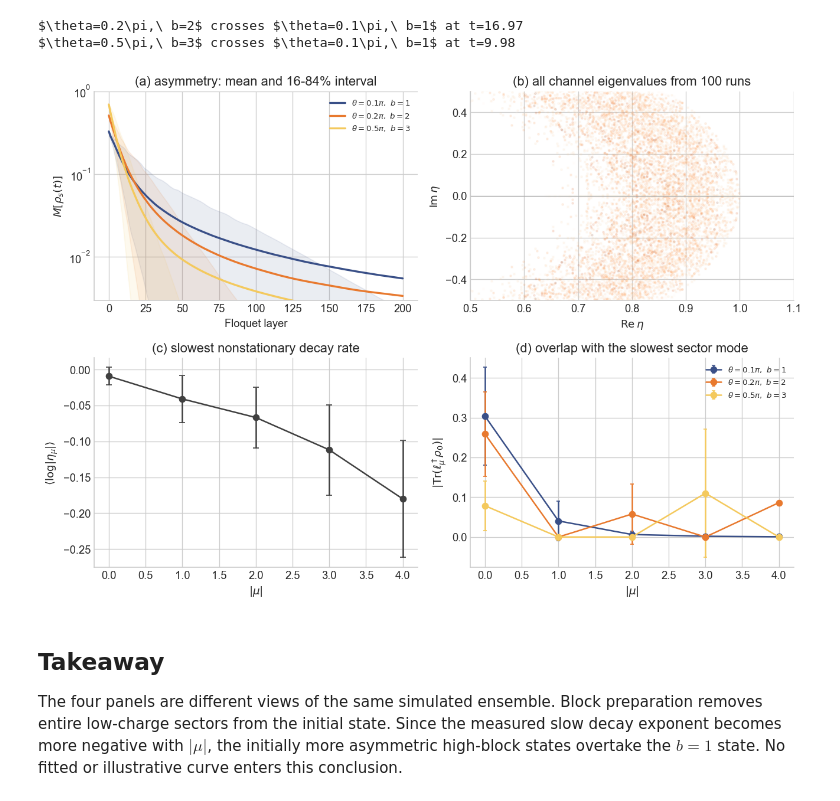
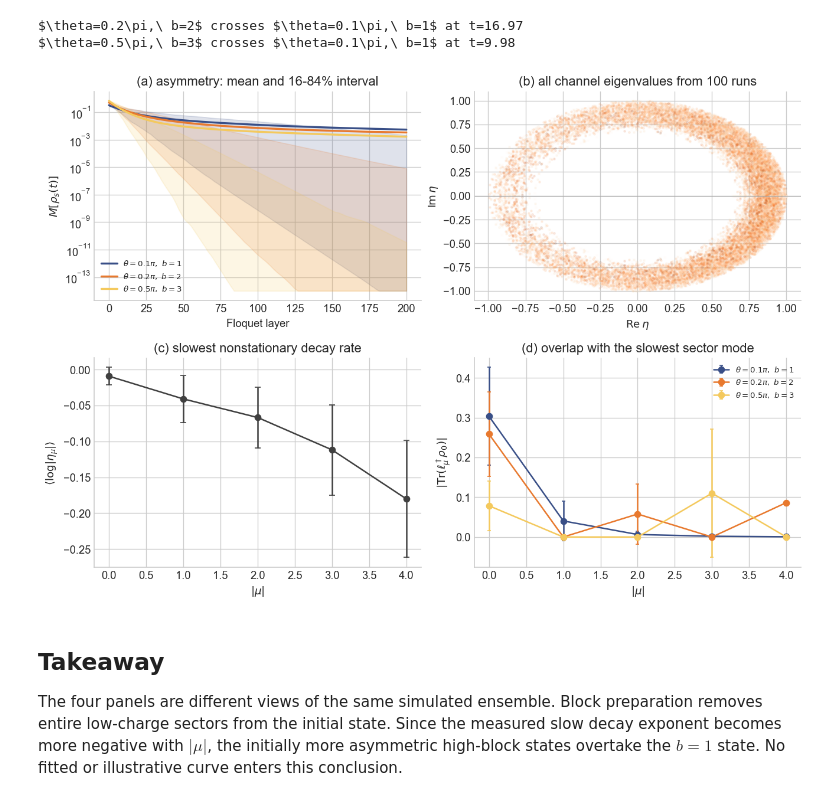
Before and after one commit to alessum/resource_theory_mpemba, a Jupyter notebook: asymm_ex4.ipynb, the cells around one changed output. Cells and saved outputs as stored; diff of their text form; code cells hidden in the pictures.

```diff
--- a/asymm_ex4.ipynb
+++ b/asymm_ex4.ipynb
@@ -167,7 +168,6 @@ for state_index, (ax, label, color) in enumerate(
         color=color,
         lw=2.2,
     )
-    ax.set_ylim(3e-3, 1)
     ax.set(title=label, xlabel="Floquet layer")
 axes[0].set_ylabel(r"$M[\rho_s(t)]$")
 fig.suptitle("Twelve raw channels and their ensemble mean")
@@ -224,14 +224,13 @@ for mean, lower, upper, label, color in zip(
         np.maximum(lower, 1e-14),
         np.maximum(upper, 1e-14),
         color=color,
-        alpha=0.1,
+        alpha=0.16,
     )
 axes[0, 0].set(
     xlabel="Floquet layer",
     ylabel=r"$M[\rho_s(t)]$",
     title="(a) asymmetry: mean and 16-84% interval",
 )
-axes[0, 0].set_ylim(3e-3, 1)
 axes[0, 0].legend(fontsize=8)
 
 spectrum = data["spectrum"]
@@ -253,8 +252,6 @@ axes[0, 1].set(
     ylabel=r"$\operatorname{Im}\eta$",
     title="(b) all channel eigenvalues from 100 runs",
 )
-axes[0, 1].set_ylim(-.5, .5)
-axes[0, 1].set_xlim(.5, 1.1)
 axes[0, 1].axhline(0, color="0.65", lw=0.7)
 
 charges = np.arange(int(data["n_system"]) + 1)
@@ -267,34 +264,34 @@ axes[1, 0].errorbar(
     capsize=3,
 )
 axes[1, 0].set(
     xlabel=r"$|\mu|$",
     ylabel=r"$\langle\log|\eta_\mu|\rangle$",
     title="(c) slowest nonstationary decay rate",
 )
 
 for state_index, (label, color) in enumerate(
     zip(labels, PALETTE_3)
 ):
     axes[1, 1].errorbar(
         charges,
         mean_overlaps[state_index],
         yerr=std_overlaps[state_index],
         color=color,
         marker="o",
         capsize=2,
         label=label,
     )
 axes[1, 1].set(
     xlabel=r"$|\mu|$",
     ylabel=r"$|\operatorname{Tr}(\ell_\mu^\dagger\rho_0)|$",
     title="(d) overlap with the slowest sector mode",
 )
 axes[1, 1].legend(fontsize=8)
 
 fig.tight_layout()
 plt.show()
 # %% [output]
-[figure, old version]
+[figure, new version]
 # %% [markdown]
 ## Takeaway
 
```
Also changed, not shown: parts of 2 cells of this notebook, 13 other files.
